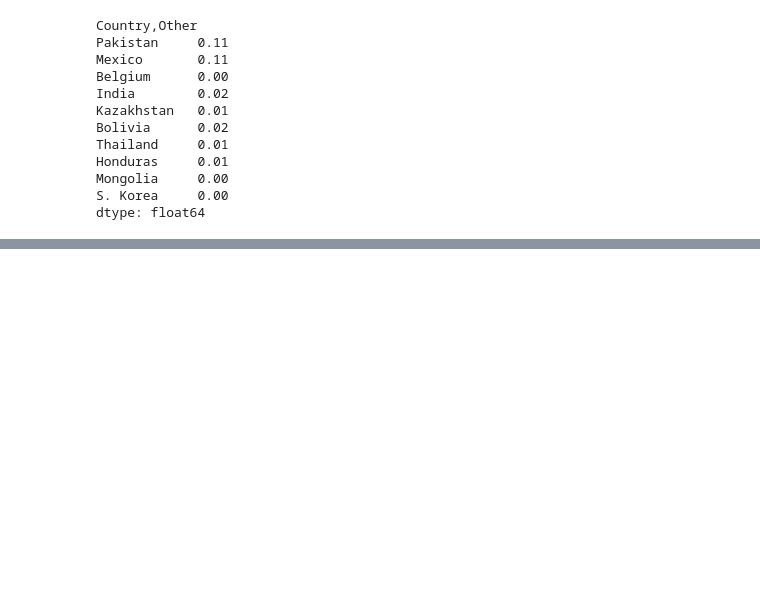
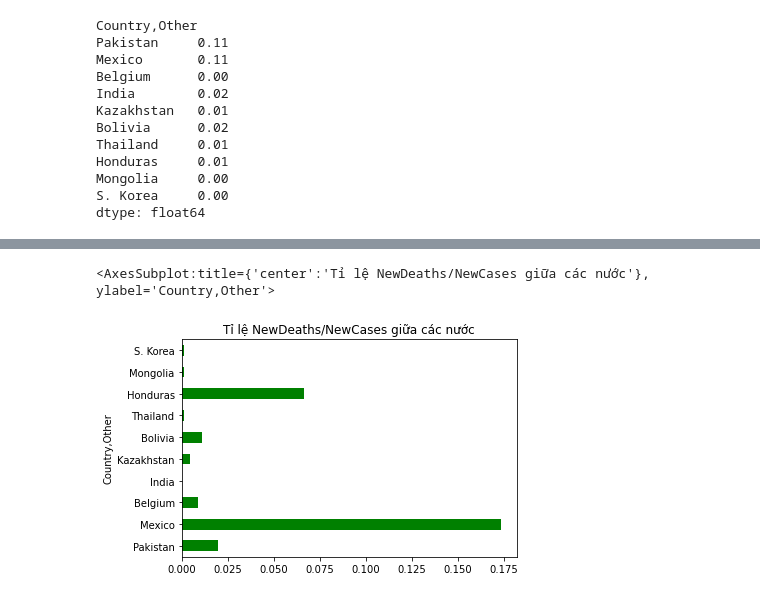
Before and after one commit to HieuTranV/DataVisualization, a Jupyter notebook: Analysis.ipynb, the cells around one changed output, grey strips where cells are left out. Cells and saved outputs as stored; diff of their text form; code cells hidden in the pictures; blank space fills up the shorter version.

```diff
--- a/Analysis.ipynb
+++ b/Analysis.ipynb
@@ -306,0 +315,5 @@ dtype: float64
+# %%
+(newcases_10_df["NewDeaths"]/newcases_10_df["NewCases"]).plot(kind='barh', color='g', title = "Tỉ lệ NewDeaths/NewCases giữa các nước")
+# %% [output]
+<AxesSubplot:title={'center':'Tỉ lệ NewDeaths/NewCases giữa các nước'}, ylabel='Country,Other'>
+[figure, added]
```
Also changed, not shown: parts of 2 cells of this notebook, 1 other file.
